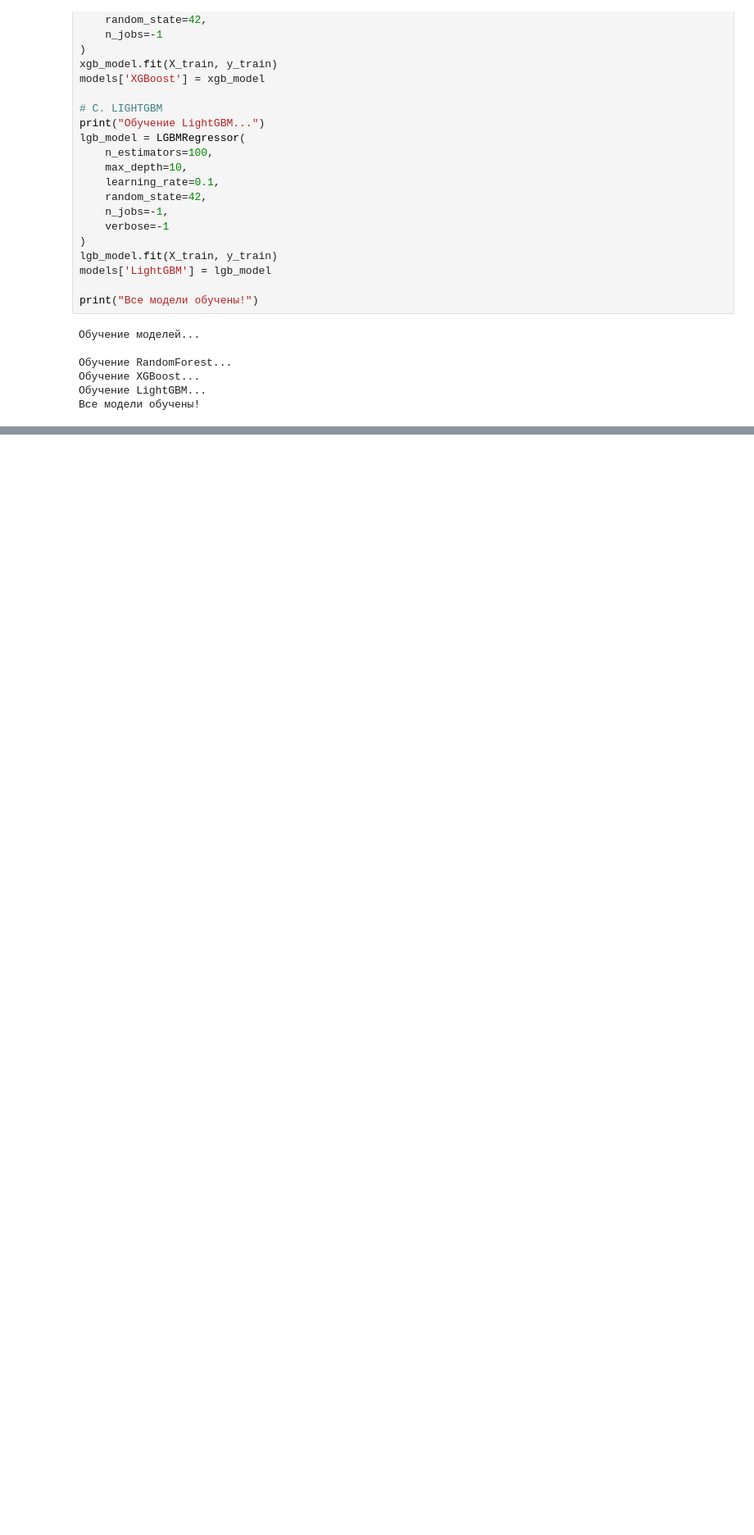
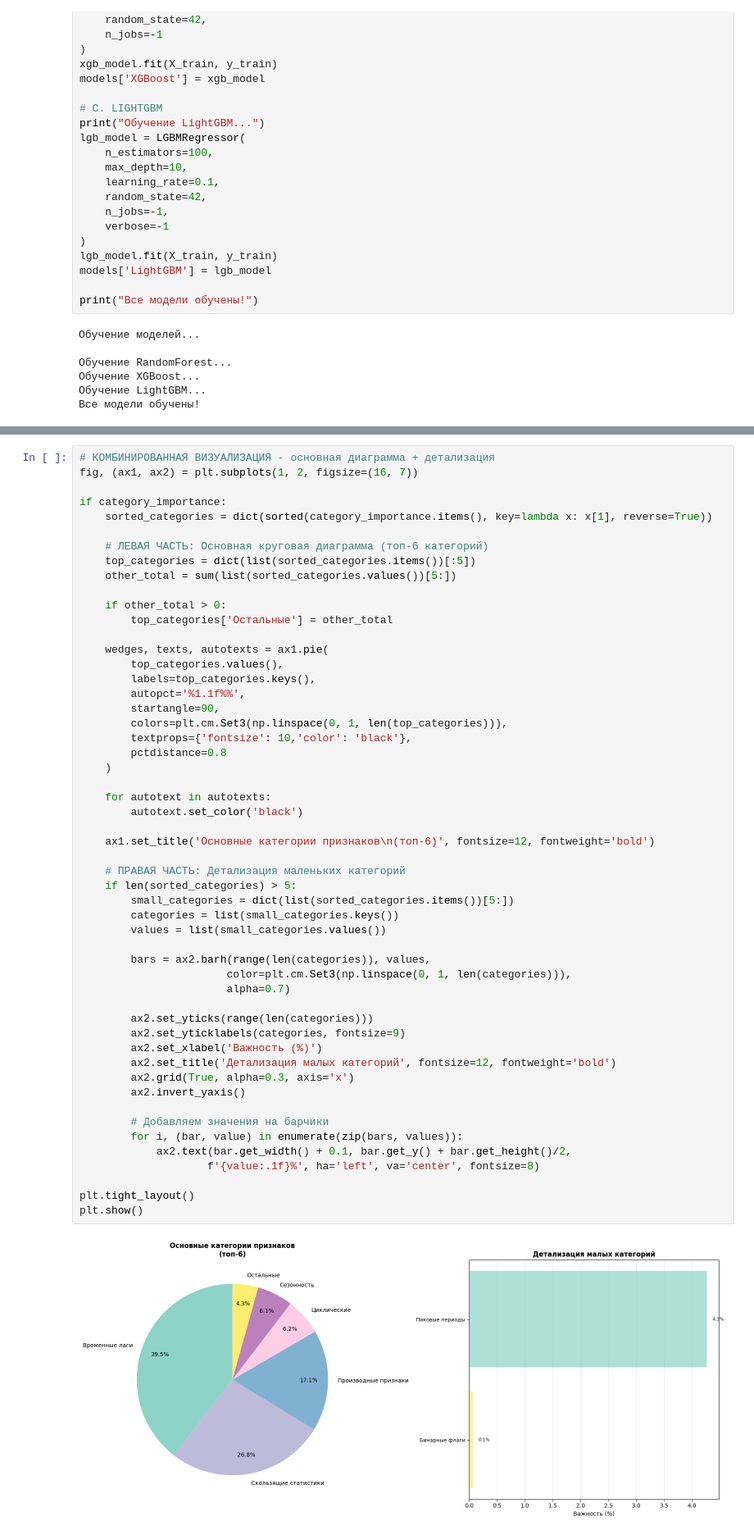
Before and after one commit to pogodaa/ML_cursovaya, a Jupyter notebook: model.ipynb, the cells around one changed output, grey strips where cells are left out. Shown at 82% size. Cells and saved outputs as stored; diff of their text form; blank space fills up the shorter version.

```diff
--- a/model.ipynb
+++ b/model.ipynb
@@ -804,5 +901,60 @@ LightGBM: сумма важностей = 100.0%
 
 ИНТЕРПРЕТАЦИЯ ЗАВЕРШЕНА!
+# %%
+# КОМБИНИРОВАННАЯ ВИЗУАЛИЗАЦИЯ - основная диаграмма + детализация
+fig, (ax1, ax2) = plt.subplots(1, 2, figsize=(16, 7))
+
+if category_importance:
+    sorted_categories = dict(sorted(category_importance.items(), key=lambda x: x[1], reverse=True))
+
+    # ЛЕВАЯ ЧАСТЬ: Основная круговая диаграмма (топ-6 категорий)
+    top_categories = dict(list(sorted_categories.items())[:5])
+    other_total = sum(list(sorted_categories.values())[5:])
+
+    if other_total > 0:
+        top_categories['Остальные'] = other_total
+
+    wedges, texts, autotexts = ax1.pie(
+        top_categories.values(),
+        labels=top_categories.keys(),
+        autopct='%1.1f%%',
+        startangle=90,
+        colors=plt.cm.Set3(np.linspace(0, 1, len(top_categories))),
+        textprops={'fontsize': 10,'color': 'black'},
+        pctdistance=0.8
+    )
+
+    for autotext in autotexts:
+        autotext.set_color('black')
+
+    ax1.set_title('Основные категории признаков\n(топ-6)', fontsize=12, fontweight='bold')
+
+    # ПРАВАЯ ЧАСТЬ: Детализация маленьких категорий
+    if len(sorted_categories) > 5:
+        small_categories = dict(list(sorted_categories.items())[5:])
+        categories = list(small_categories.keys())
+        values = list(small_categories.values())
+
+        bars = ax2.barh(range(len(categories)), values,
+                       color=plt.cm.Set3(np.linspace(0, 1, len(categories))),
+                       alpha=0.7)
+
+        ax2.set_yticks(range(len(categories)))
+        ax2.set_yticklabels(categories, fontsize=9)
+        ax2.set_xlabel('Важность (%)')
+        ax2.set_title('Детализация малых категорий', fontsize=12, fontweight='bold')
+        ax2.grid(True, alpha=0.3, axis='x')
+        ax2.invert_yaxis()
+
+        # Добавляем значения на барчики
+        for i, (bar, value) in enumerate(zip(bars, values)):
+            ax2.text(bar.get_width() + 0.1, bar.get_y() + bar.get_height()/2,
+                    f'{value:.1f}%', ha='left', va='center', fontsize=8)
+
+plt.tight_layout()
+plt.show()
+# %% [output]
+[figure, added]
 # %%
 # АНАЛИЗ ОШИБОК ПРОГНОЗИРОВАНИЯ
 print("\n" + "=" * 60)
```
Also changed, not shown: parts of 15 cells of this notebook, 14 other files.
